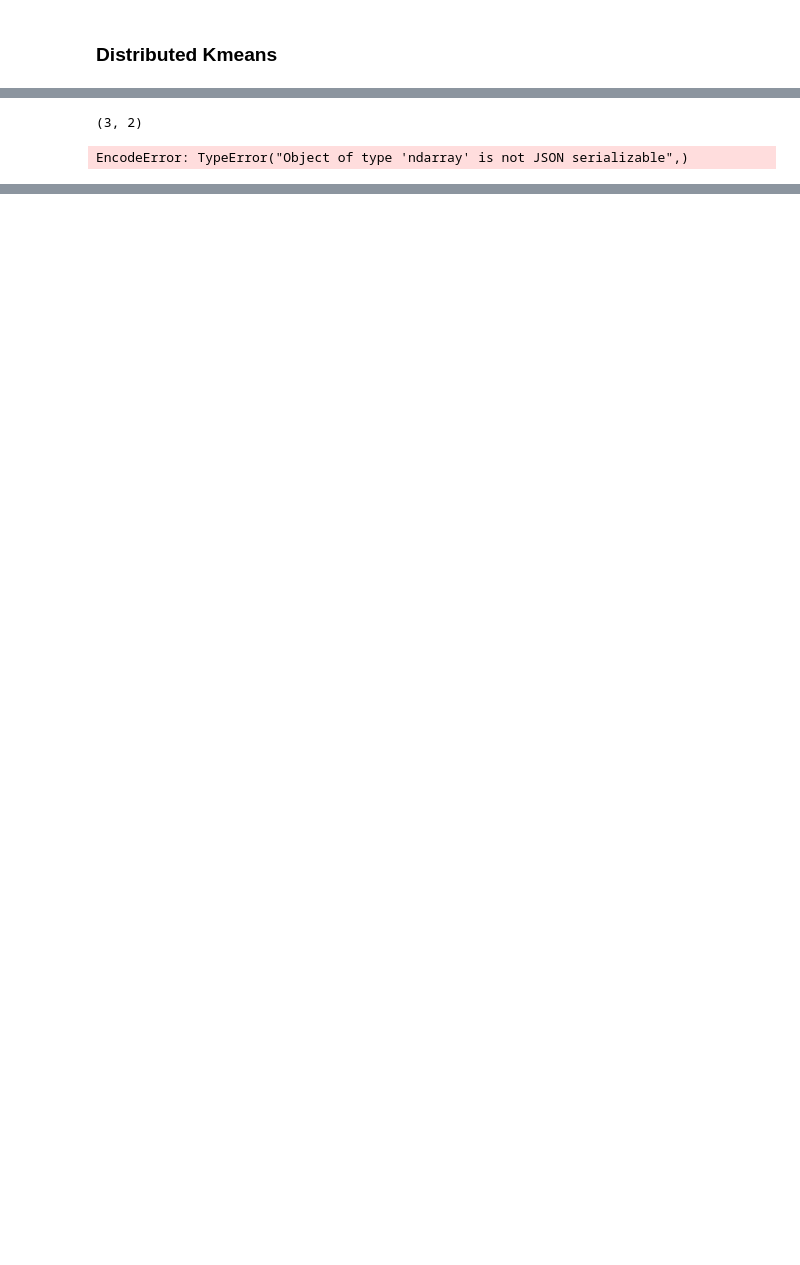
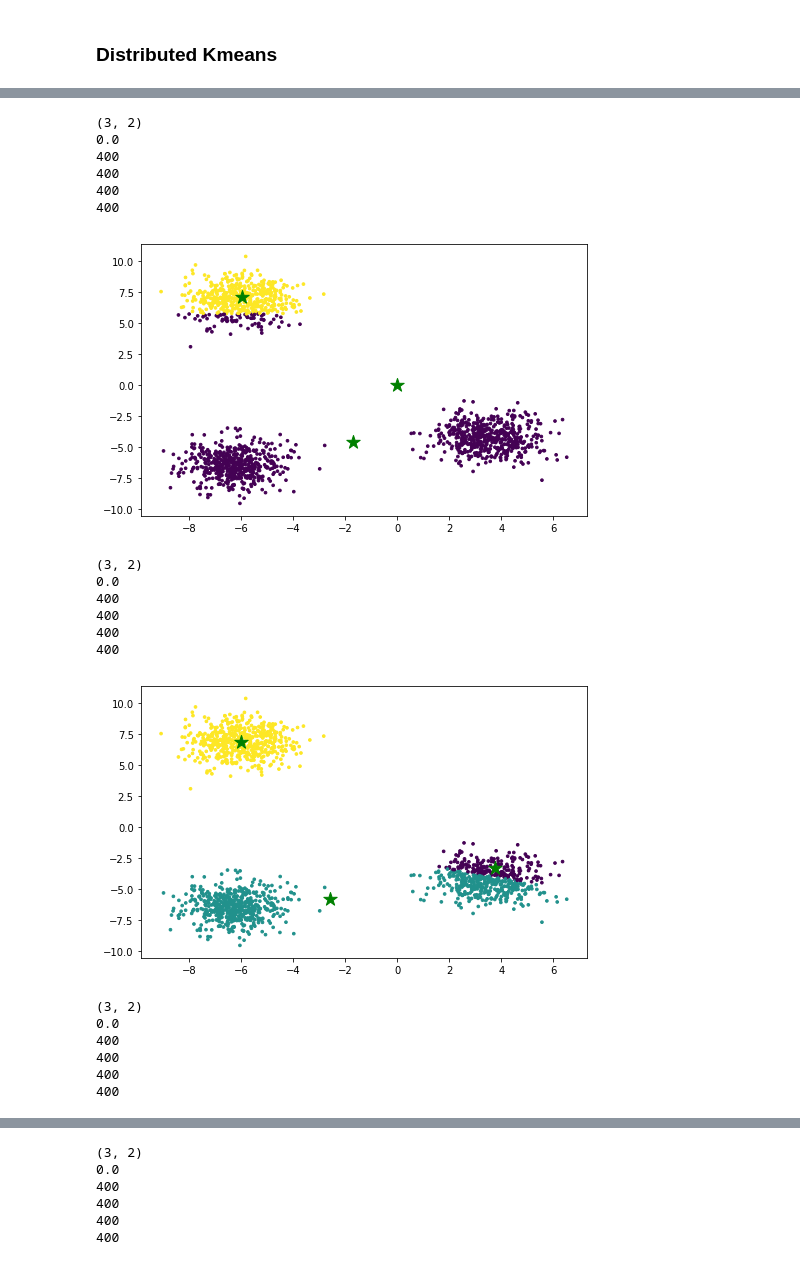
Before and after one commit to bapoczos/ScalableML, a Jupyter notebook: DistributedComputing/RabbitMQ/DistributedKMeans/kmeans_main.ipynb, the cells around one changed output, grey strips where cells are left out. Cells and saved outputs as stored; diff of their text form; code cells hidden in the pictures; blank space fills up the shorter version.

Commit message:
dist kmeans

```diff
--- a/DistributedComputing/RabbitMQ/DistributedKMeans/kmeans_main.ipynb
+++ b/DistributedComputing/RabbitMQ/DistributedKMeans/kmeans_main.ipynb
@@ -344,41 +323,62 @@ for iter in range(0, n_iter):
     print(C.shape)
 
     #class assignnment
-    lazy_partials_Estep = group(json.loads(kmeans_tasks.s(task='estep', json_dump = json.dumps({'C': C, 'X': seq}, cls=NumpyEncoder)))['X']
+    lazy_partials_Estep = group(kmeans_tasks.s(task='estep', json_dump = json.dumps({'C': C, 'X': seq}, cls=NumpyEncoder))
                                                for seq in Xsubseqs)()
     # call remote workers to run the sort task
-    partials_Estep = lazy_partials_Estep.get() # will wait for the tasks to return
+    tmp_partials_Estep = lazy_partials_Estep.get() # will wait for the tasks to return
+    partials_Estep=[json.loads(seq)['X'] for seq in tmp_partials_Estep]
 
     #partials_Estep=[kmeans_tasks(task='estep', json_dump = json.dumps({'C': C, 'X': seq}, cls=NumpyEncoder)) for seq in Xsubseqs]
 
     #centroid update assignnment
-    lazy_partials_Mstep = group(json.loads(kmeans_tasks.s(task='mstep', json_dump =
+    lazy_partials_Mstep = group(kmeans_tasks.s(task='mstep', json_dump =
                                                json.dumps({'X': seq, 'n_clusters': n_clusters, 'n_features':n_features},
-                                                          cls=NumpyEncoder)))['C'] for seq in partials_Estep)()
-    partials_Mstep = lazy_partials_Mstep.get()
+                                                          cls=NumpyEncoder)) for seq in partials_Estep)()
+    tmp_partials_Mstep = lazy_partials_Mstep.get()
+    partials_Mstep=[json.loads(seq)['C'] for seq in tmp_partials_Mstep]
     #partials_Mstep=[kmeans_tasks(task='mstep', json_dump = json.dumps({'X': seq, 'n_clusters': n_clusters, 'n_features':n_features}, cls=NumpyEncoder)) for seq in partials_Estep]
 
     C=np.sum(partials_Mstep,0)/n_workers
     C_old = deepcopy(C)
     error = dist(C, C_old, None)
     print(error)
 
     Xsubseqs=deepcopy(partials_Estep)
 
+    # plotting
     mydata_updated=[]
     for seq in partials_Estep:
         mydata_updated.extend(seq)
         print(len(seq))
     len(mydata_updated)
 
-    plt.rcParams['figure.figsize'] = (16, 9)
+    plt.rcParams['figure.figsize'] = (8, 5)
     fig = plt.figure()
     plt.scatter([actdata['points'][0] for actdata in mydata_updated], [actdata['points'][1] for actdata in mydata_updated],c=[actdata['label'] for actdata in mydata_updated], s=7)
 
     plt.scatter(np.array(C[:,0]), np.array(C[:,1]), marker='*', s=200, c='g')
     plt.show()
 
     #time.sleep(2)
 # %% [output]
 (3, 2)
+0.0
+400
+400
+400
+400
+[figure, added]
-EncodeError: TypeError("Object of type 'ndarray' is not JSON serializable",)
+(3, 2)
+0.0
+400
+400
+400
+400
+[figure, added]
+(3, 2)
+0.0
+400
+400
+400
+400
@@ -384,0 +386,6 @@ EncodeError: TypeError("Object of type 'ndarray' is not JSON serializable",)
+(3, 2)
+0.0
+400
+400
+400
+400
```
Also changed, not shown: parts of 24 cells of this notebook, 1 other file.
